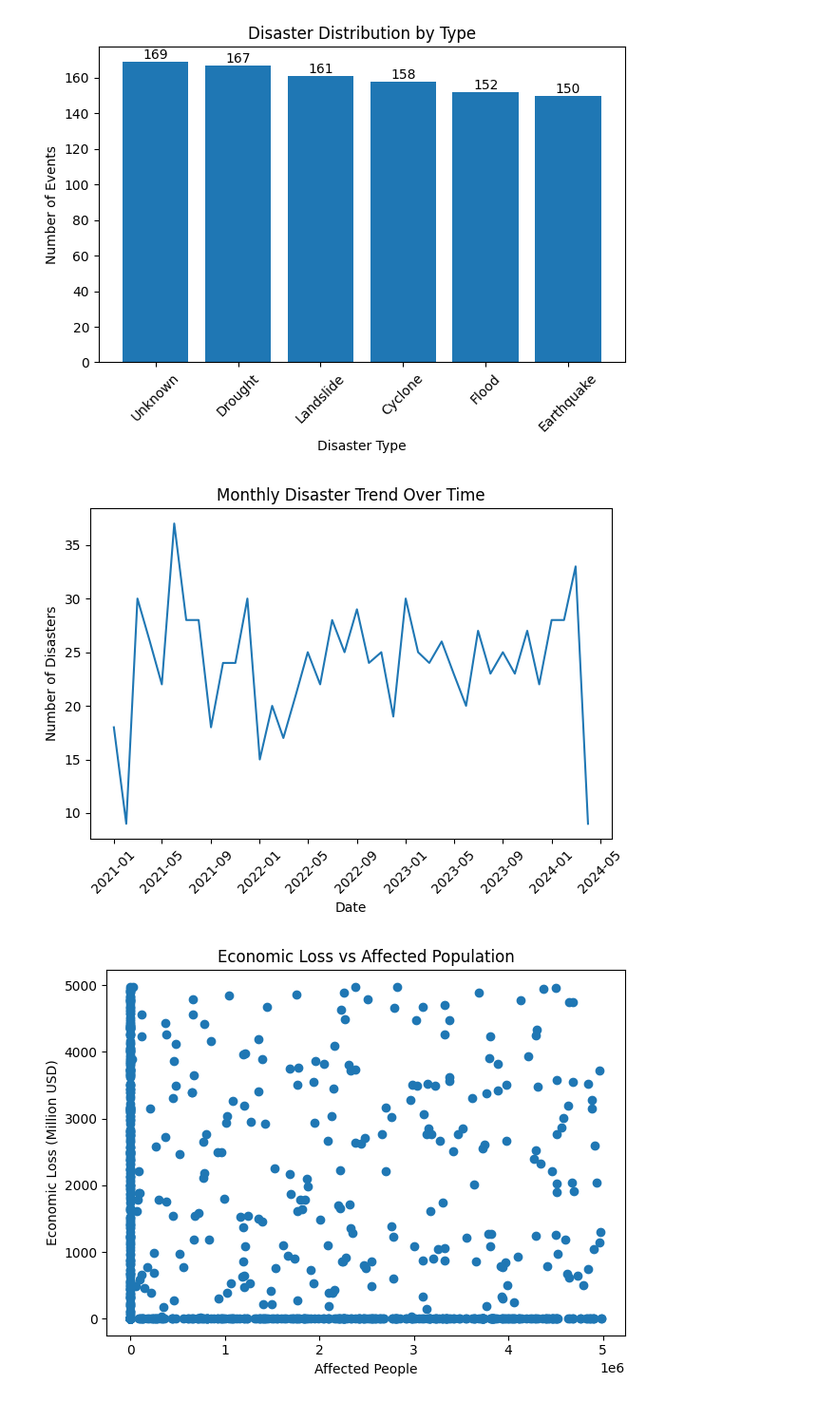
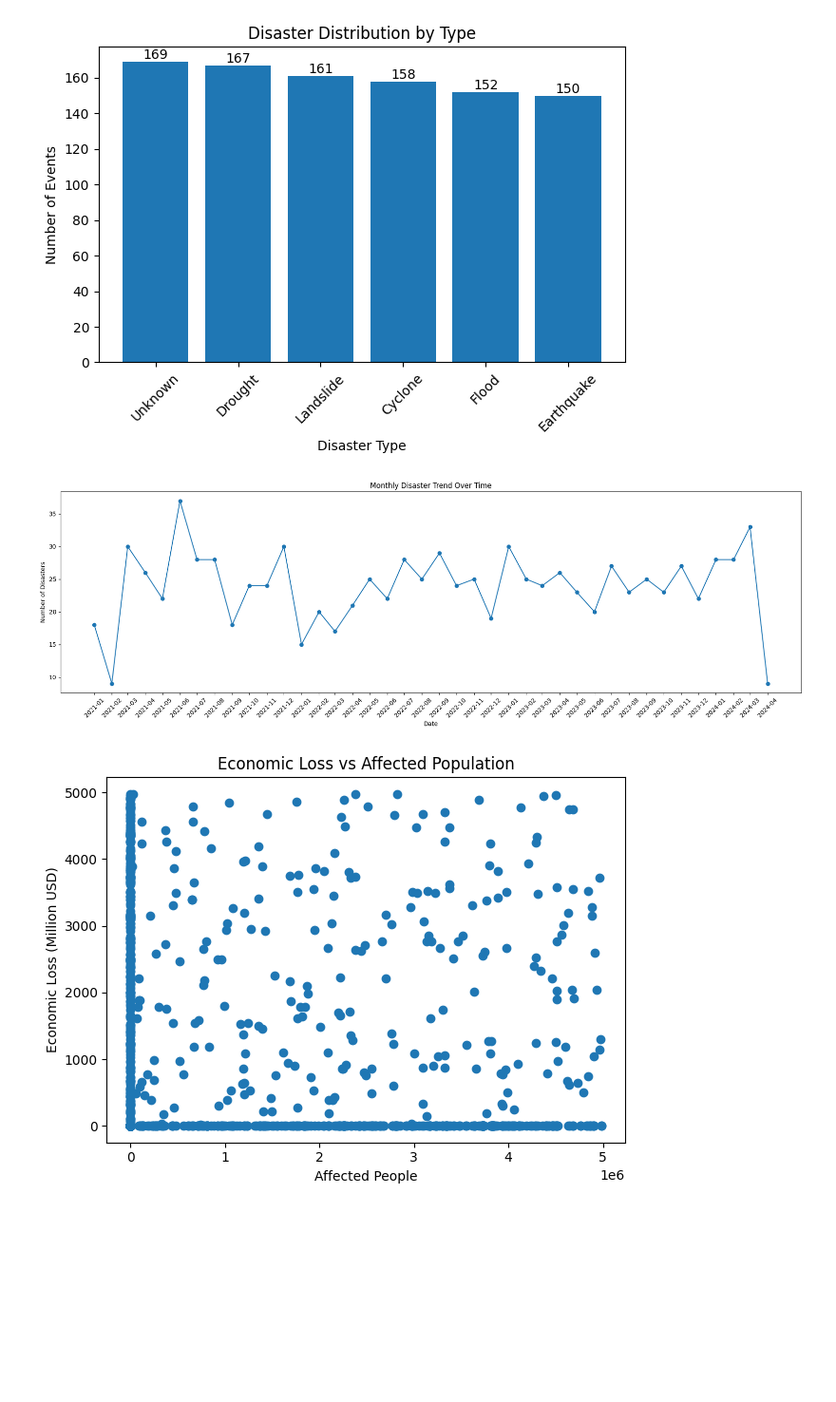
Before and after one commit to kavyakothapallii/p1_disaster_analysis_kavya, a Jupyter notebook: etl_pipeline/p1_project_kavya.ipynb, the cells around one changed output. Shown at 95% size. Drawn from its saved outputs; the diff is of its cells as text; code cells hidden in the pictures; blank space fills up the shorter version.

Commit message:
made changes to graphs

```diff
--- a/etl_pipeline/p1_project_kavya.ipynb
+++ b/etl_pipeline/p1_project_kavya.ipynb
@@ -395,19 +395,31 @@ monthly_trend['date'] = pd.to_datetime(
 
 monthly_trend = monthly_trend.sort_values('date')
 # %%
-plt.figure()
+import matplotlib.pyplot as plt
+import matplotlib.dates as mdates
+import pandas as pd
 
-plt.plot(monthly_trend['date'], monthly_trend['disaster_count'])
+plt.figure(figsize=(18,6))
+
+monthly_trend['date'] = pd.to_datetime(monthly_trend['date'])
+
+plt.plot(
+    monthly_trend['date'],
+    monthly_trend['disaster_count'],
+    marker='o'
+)
 
 plt.title("Monthly Disaster Trend Over Time")
 plt.xlabel("Date")
 plt.ylabel("Number of Disasters")
 
-plt.xticks(rotation=45)
+plt.xticks(monthly_trend['date'], rotation=45)
+plt.gca().xaxis.set_major_formatter(mdates.DateFormatter('%Y-%m'))
+
 plt.tight_layout()
 plt.show()
 # %% [output]
-[figure, old version]
+[figure, new version]
 # %%
 plt.figure()
 
```
